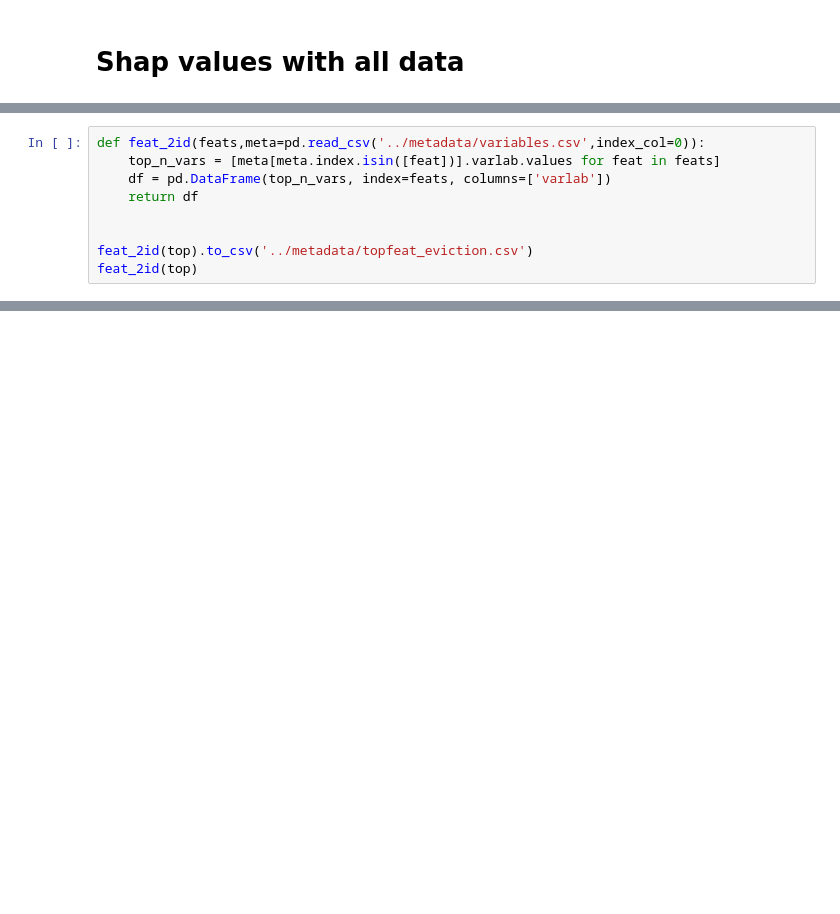
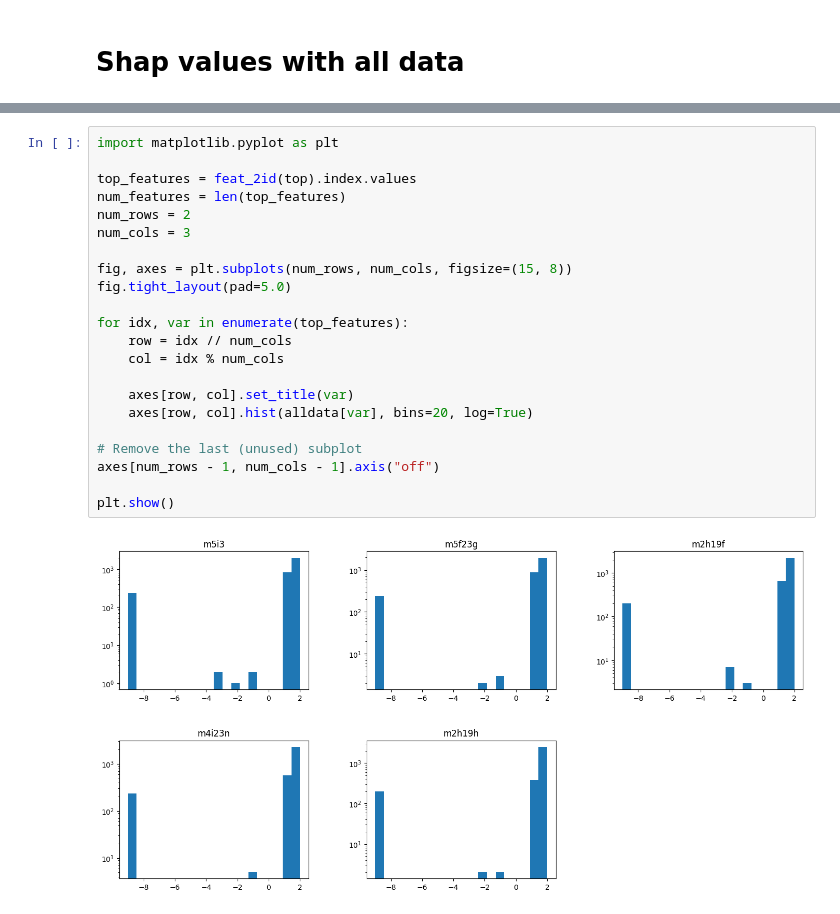
Before and after one commit to belisards/ff_applied_ml, a Jupyter notebook: code/06-final-model-catboost.ipynb, the cells around one changed output, grey strips where cells are left out. Cells and saved outputs as stored; diff of their text form; blank space fills up the shorter version.

```diff
--- a/code/06-final-model-catboost.ipynb
+++ b/code/06-final-model-catboost.ipynb
@@ -188,9 +124,0 @@ No data for colormapping provided via 'c'. Parameters 'vmin', 'vmax' will be ign
-# %%
-def feat_2id(feats,meta=pd.read_csv('../metadata/variables.csv',index_col=0)):
-    top_n_vars = [meta[meta.index.isin([feat])].varlab.values for feat in feats]
-    df = pd.DataFrame(top_n_vars, index=feats, columns=['varlab'])
-    return df
-
-
-feat_2id(top).to_csv('../metadata/topfeat_eviction.csv')
-feat_2id(top)
@@ -203,0 +162,24 @@ feat_2id(top)
+# %%
+import matplotlib.pyplot as plt
+
+top_features = feat_2id(top).index.values
+num_features = len(top_features)
+num_rows = 2
+num_cols = 3
+
+fig, axes = plt.subplots(num_rows, num_cols, figsize=(15, 8))
+fig.tight_layout(pad=5.0)
+
+for idx, var in enumerate(top_features):
+    row = idx // num_cols
+    col = idx % num_cols
+
+    axes[row, col].set_title(var)
+    axes[row, col].hist(alldata[var], bins=20, log=True)
+
+# Remove the last (unused) subplot
+axes[num_rows - 1, num_cols - 1].axis("off")
+
+plt.show()
+# %% [output]
+[figure, added]
```
Also changed, not shown: parts of 14 cells of this notebook, 6 other files.
